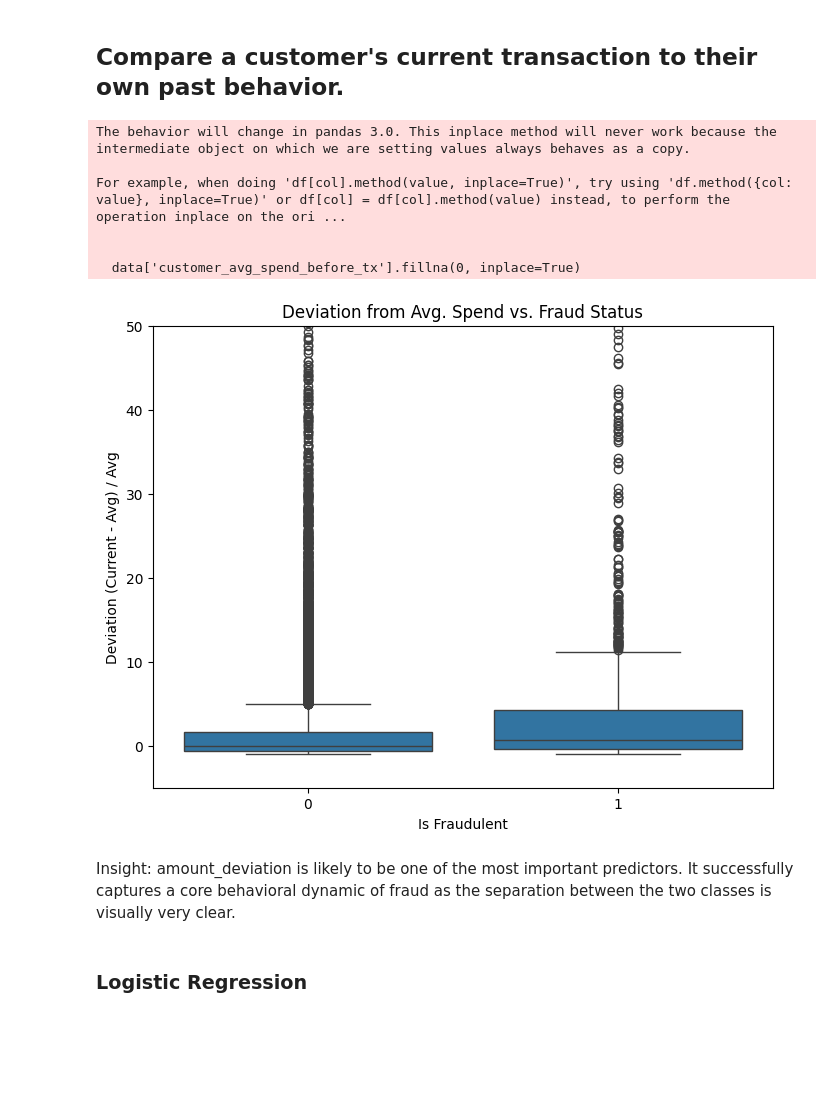
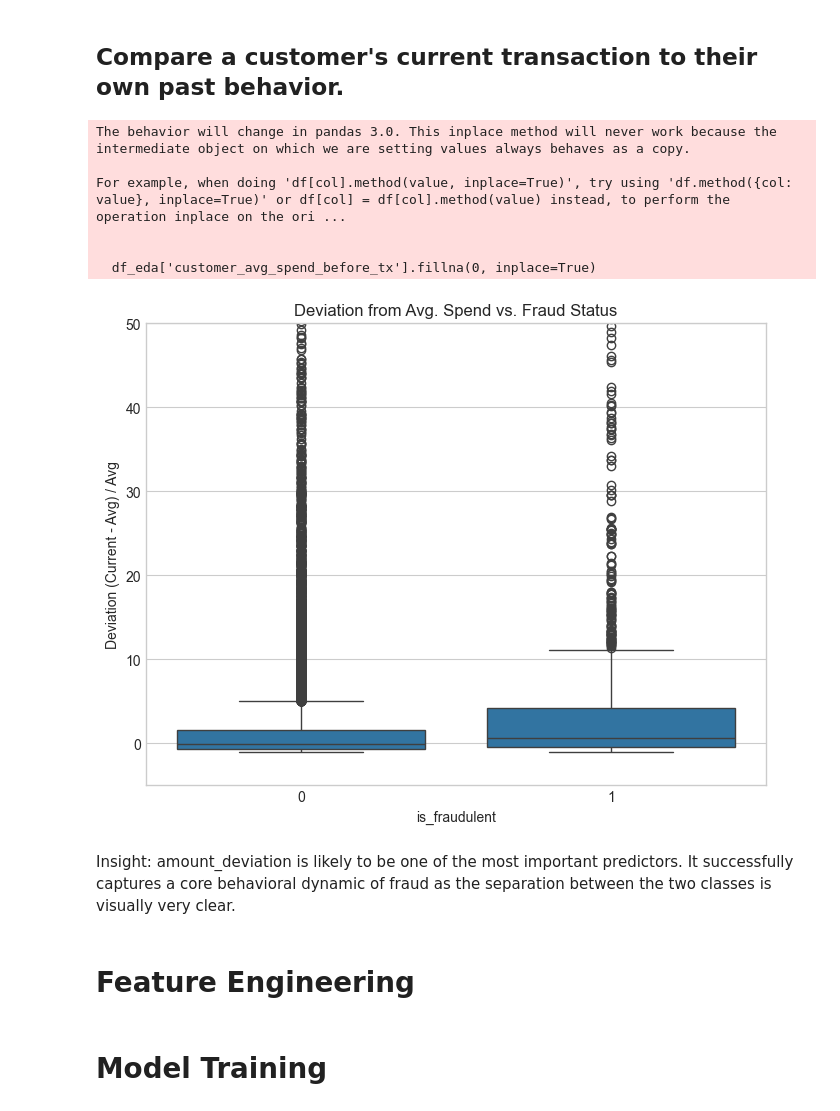
Before and after one commit to briannoelkesuma/BT4012-Group-15-Ecommerce-Fraud, a Jupyter notebook: notebook.ipynb, the cells around one changed output. Drawn from its saved outputs; the diff is of its cells as text; code cells hidden in the pictures; blank space fills up the shorter version.

```diff
--- a/notebook.ipynb
+++ b/notebook.ipynb
@@ -31,4 +54,9 @@ The autoreload extension is already loaded. To reload it, use:
 # %% [markdown]
 # Loading Data
 # %%
-data = pd.read_csv('./Fraudulent_E-Commerce_Transaction_Data_2.csv')
+print("--- Loading Data ---")
+df = pd.read_csv('Fraudulent_E-Commerce_Transaction_Data_2.csv')
+df.columns = df.columns.str.replace(' ', '_').str.lower()
+df['transaction_date'] = pd.to_datetime(df['transaction_date'])
+df = df.sort_values('transaction_date').reset_index(drop=True)
+print("Data loaded, cleaned, and sorted by date.")
@@ -35,5 +66,6 @@ data = pd.read_csv('./Fraudulent_E-Commerce_Transaction_Data_2.csv')
 # %% [markdown]
 # Displaying Data
 # %%
-data
+df_eda = df.copy()
+df_eda
 # %% [output]
@@ -351,8 +387,8 @@ plt.show()
 Insight: Unlike account age, the customer's actual age shows almost no difference between fraudulent and non-fraudulent transactions. The distributions are nearly identical. This feature is likely to have very low predictive power.
 # %%
 # Address mismatch analysis
-data['Address Mismatch'] = (data['Shipping Address'] != data['Billing Address']).astype(int)
-sns.barplot(x='Address Mismatch', y='Is Fraudulent', data=data)
-plt.title("Fraud Rate by Address Mismatch")
+df_eda['shipping_billing_mismatch'] = (df_eda['shipping_address'] != df_eda['billing_address']).astype(int)
+sns.barplot(x='shipping_billing_mismatch', y='is_fraudulent', data=df_eda)
+plt.title("Fraud Rate by shipping_billing_mismatch")
 plt.show()
 # %% [output]
@@ -488,22 +555,22 @@ Insight: The general pattern holds true across all categories: fraudulent transa
 ## How many unique IPs/Addresses does a customer use? (Fraud rings)
 # %%
 # Group by Customer ID and count unique IPs and Shipping Addresses
-customer_behavior = data.groupby('Customer ID').agg(
-    unique_ips_per_customer=pd.NamedAgg(column='IP Address', aggfunc='nunique'),
-    unique_shipping_add_per_customer=pd.NamedAgg(column='Shipping Address', aggfunc='nunique')
+customer_behavior = df_eda.groupby('customer_id').agg(
+    unique_ips_per_customer=pd.NamedAgg(column='ip_address', aggfunc='nunique'),
+    unique_shipping_add_per_customer=pd.NamedAgg(column='shipping_address', aggfunc='nunique')
 ).reset_index()
 
 # Merge this back into the main dataframe
-data = pd.merge(data, customer_behavior, on='Customer ID', how='left')
+df_eda = pd.merge(df_eda, customer_behavior, on='customer_id', how='left')
 
 # Visualize the findings
 fig, axes = plt.subplots(1, 2, figsize=(14, 5))
 
-sns.boxplot(x='Is Fraudulent', y='unique_ips_per_customer', data=data, ax=axes[0])
+sns.boxplot(x='is_fraudulent', y='unique_ips_per_customer', data=df_eda, ax=axes[0])
 axes[0].set_title('Unique IPs per Customer vs. Fraud')
 axes[0].set_ylabel('Count of Unique IPs')
 
-sns.boxplot(x='Is Fraudulent', y='unique_shipping_add_per_customer', data=data, ax=axes[1])
+sns.boxplot(x='is_fraudulent', y='unique_shipping_add_per_customer', data=df_eda, ax=axes[1])
 axes[1].set_title('Unique Shipping Addresses per Customer vs. Fraud')
 axes[1].set_ylabel('Count of Unique Shipping Addresses')
 
@@ -519,32 +586,34 @@ This is completely unrealistic and is the strongest evidence yet that this is a
 # %%
 # Calculate a customer's expanding average spend *before* the current transaction
 # shift(1) is crucial to prevent data leakage (using the current transaction's value in its own historical average)
-data['customer_avg_spend_before_tx'] = data.groupby('Customer ID')['Transaction Amount'] \
+df_eda['customer_avg_spend_before_tx'] = df_eda.groupby('customer_id')['transaction_amount'] \
                                            .expanding(min_periods=1).mean().shift(1) \
                                            .reset_index(level=0, drop=True)
 
 # Fill NaN for the very first transaction of each customer
-data['customer_avg_spend_before_tx'].fillna(0, inplace=True)
+df_eda['customer_avg_spend_before_tx'].fillna(0, inplace=True)
 
 # Create the deviation feature
 # Add a small epsilon (1) to the denominator to avoid division by zero for the first transaction
-data['amount_deviation'] = (data['Transaction Amount'] - data['customer_avg_spend_before_tx']) / (data['customer_avg_spend_before_tx'] + 1)
+df_eda['amount_deviation'] = (df_eda['transaction_amount'] - df_eda['customer_avg_spend_before_tx']) / (df_eda['customer_avg_spend_before_tx'] + 1)
 
 # Visualize the deviation
 plt.figure(figsize=(8, 6))
-sns.boxplot(x='Is Fraudulent', y='amount_deviation', data=data)
+sns.boxplot(x='is_fraudulent', y='amount_deviation', data=df_eda)
 plt.title('Deviation from Avg. Spend vs. Fraud Status')
 plt.ylabel('Deviation (Current - Avg) / Avg')
 # Outliers can skew the plot, so let's limit the y-axis for better visibility
 plt.ylim(-5, 50)
 plt.show()
 # %% [output]
 The behavior will change in pandas 3.0. This inplace method will never work because the intermediate object on which we are setting values always behaves as a copy.
 
 For example, when doing 'df[col].method(value, inplace=True)', try using 'df.method({col: value}, inplace=True)' or df[col] = df[col].method(value) instead, to perform the operation inplace on the ori ...
 
 
-  data['customer_avg_spend_before_tx'].fillna(0, inplace=True)
+  df_eda['customer_avg_spend_before_tx'].fillna(0, inplace=True)
-[figure, old version]
+[figure, new version]
 # %% [markdown]
 Insight: amount_deviation is likely to be one of the most important predictors. It successfully captures a core behavioral dynamic of fraud as the separation between the two classes is visually very clear.
+# %% [markdown]
+# Feature Engineering
@@ -551,2 +668,2 @@ Insight: amount_deviation is likely to be one of the most important predictors.
 # %% [markdown]
-### Logistic Regression
+# Model Training
```
Also changed, not shown: parts of 62 cells of this notebook.
